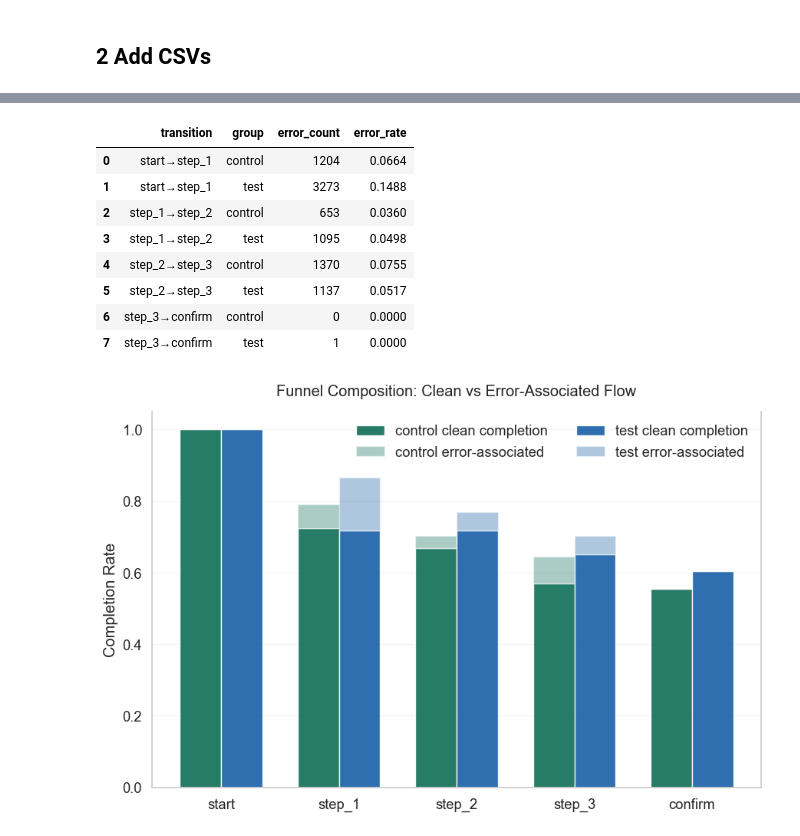
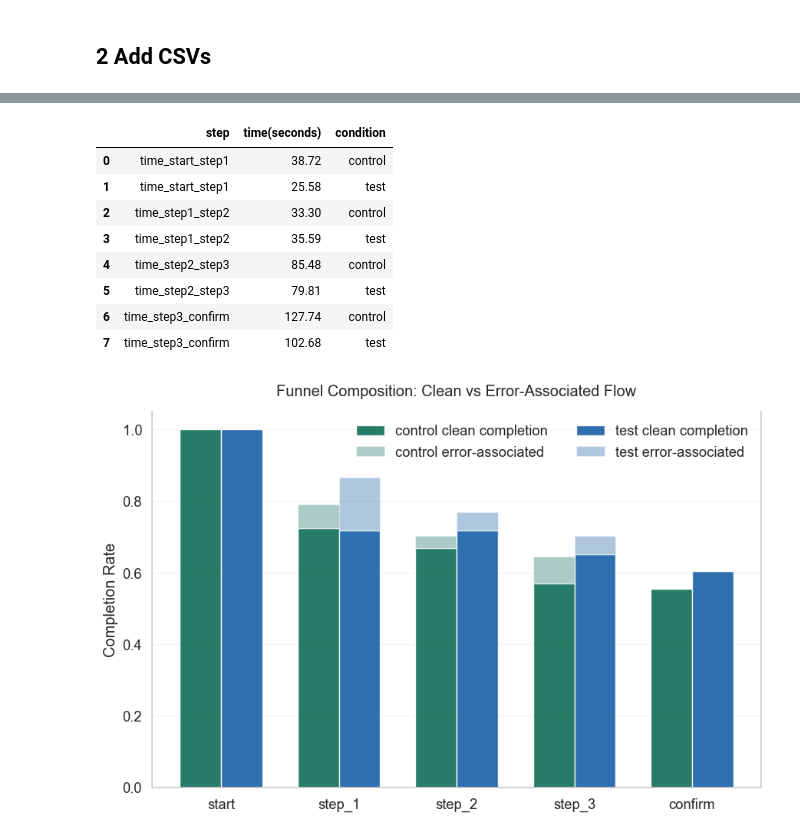
Before and after one commit to bibianglez/project2_eda_inf_stats_tableau, a Jupyter notebook: notebooks/Claire_figures.ipynb, the cells around one changed output, grey strips where cells are left out. Saved outputs shown, nothing was run; the diff lists cells and outputs as text; code cells hidden in the pictures.

```diff
--- a/notebooks/Claire_figures.ipynb
+++ b/notebooks/Claire_figures.ipynb
@@ -43,18 +45,19 @@ config
 df_c = pd.read_csv(config['data']['clean']['file7'], quotechar='"')
 df_e = pd.read_csv(config['data']['clean']['file8'], quotechar='"')
 df_f = pd.read_csv(config['data']['clean']['file9'], quotechar='"')
+df_t = pd.read_csv(config['data']['clean']['file10'], quotechar='"')
 # %%
-df_e
+df_t
 # %% [output]
-|  | transition | group | error_count | error_rate |
-| 0 | start→step_1 | control | 1204 | 0.0664 |
-| 1 | start→step_1 | test | 3273 | 0.1488 |
-| 2 | step_1→step_2 | control | 653 | 0.0360 |
-| 3 | step_1→step_2 | test | 1095 | 0.0498 |
-| 4 | step_2→step_3 | control | 1370 | 0.0755 |
-| 5 | step_2→step_3 | test | 1137 | 0.0517 |
-| 6 | step_3→confirm | control | 0 | 0.0000 |
-| 7 | step_3→confirm | test | 1 | 0.0000 |
+|  | step | time(seconds) | condition |
+| 0 | time_start_step1 | 38.72 | control |
+| 1 | time_start_step1 | 25.58 | test |
+| 2 | time_step1_step2 | 33.30 | control |
+| 3 | time_step1_step2 | 35.59 | test |
+| 4 | time_step2_step3 | 85.48 | control |
+| 5 | time_step2_step3 | 79.81 | test |
+| 6 | time_step3_confirm | 127.74 | control |
+| 7 | time_step3_confirm | 102.68 | test |
 # %%
 sns.set_theme(style="whitegrid", font_scale=1.2)
 
```
Also changed, not shown: parts of 6 cells of this notebook, 3 other files.
